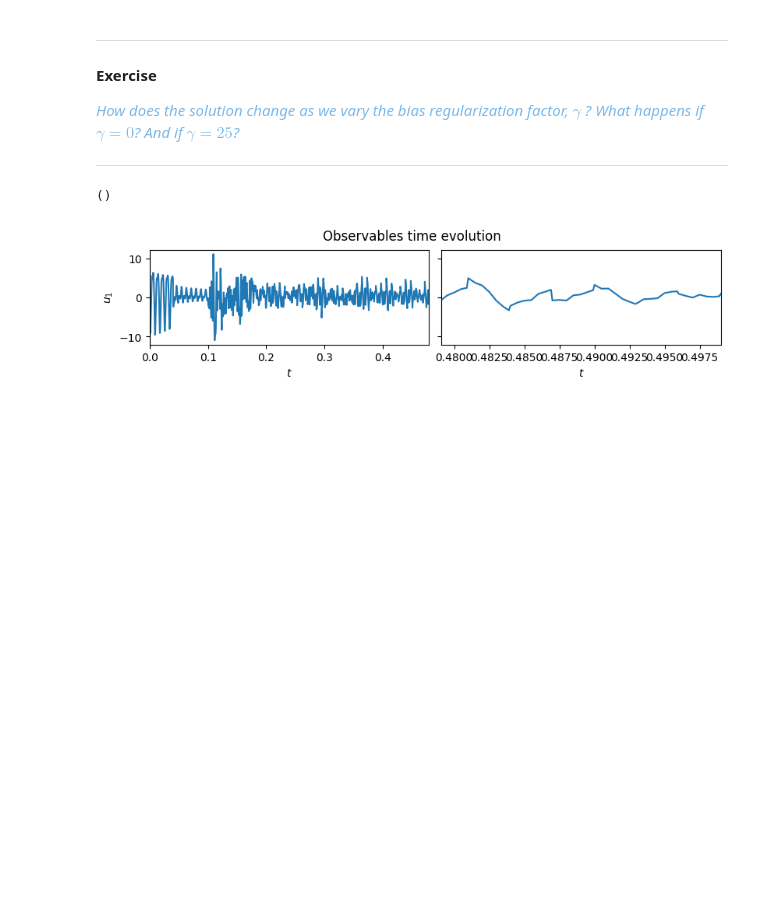
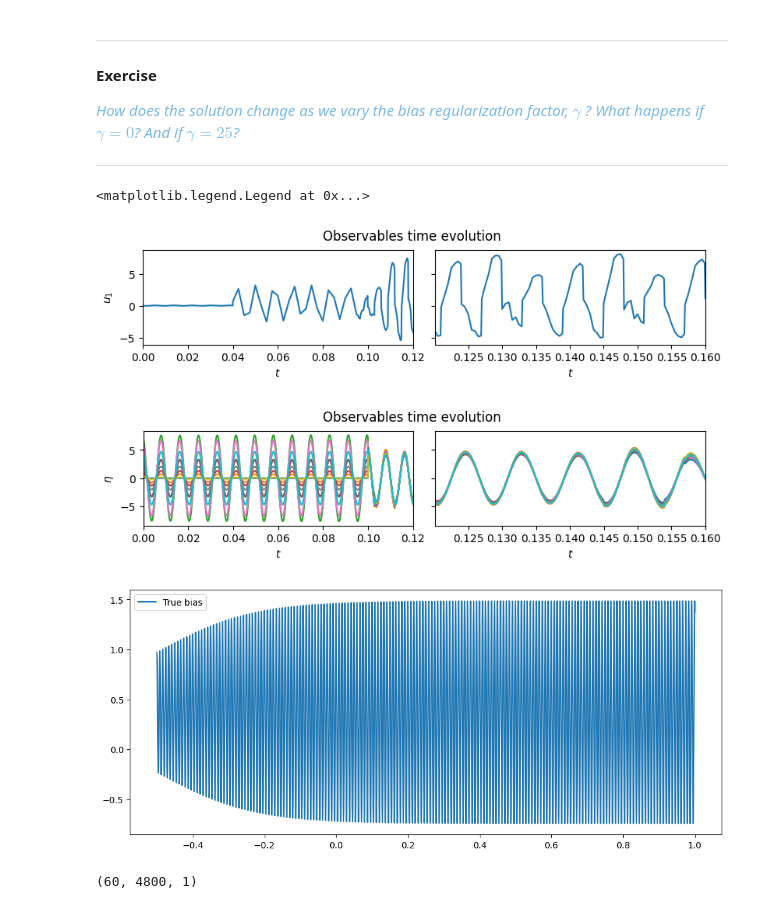
Before and after one commit to andreanovoa/real-time-bias-aware-DA, a Jupyter notebook: scripts/tutorials/1_Introtuction_to_real-time_DA/13_bias-aware-DA-intro.ipynb, the cells around one changed output. Cells and saved outputs as stored; diff of their text form; code cells hidden in the pictures; blank space fills up the shorter version.

```diff
--- a/scripts/tutorials/1_Introtuction_to_real-time_DA/13_bias-aware-DA-intro.ipynb
+++ b/scripts/tutorials/1_Introtuction_to_real-time_DA/13_bias-aware-DA-intro.ipynb
@@ -321,14 +321,14 @@ def manual_bias(y, t):
 truth = Observations(model=VdP,
                      t_min=0.5,
                     t_start=0.6,
-                    t_stop=1.,
+                    t_stop=.8,
                     psi0=np.array([2., 1.]),
-                    t_max=2.5,
+                    t_max=1.5,
                     Nt_obs=30,
                     add_noise=True,
                     noise_type='gauss, add',
                     noise_level=0.02,
-                    manual_bias=manual_bias,
+                    manual_bias='linear',
                     include_washout=True
                     )
 
@@ -350,9 +350,11 @@ results_folder = set_working_directories('VdP_bias')[1]
 
 
 alpha0 = dict(zeta=(40, 50.),
-            beta=(50, 60),
-            kappa=(3, 4),)
+            # beta=(50, 80),
+            # kappa=(3, 5),
+            )
 
+forecast_model = VdP(dt=truth.dt,)
 # alpha0 = dict()
 
 ensemble = Ensemble(results_folder=results_folder, # Folder to save results
@@ -361,10 +363,11 @@ ensemble = Ensemble(results_folder=results_folder, # Folder to save results
                     regularization_factor=1.,
                     inflation_factor=1.0,
                     # Model parameters
-                    parent_model=VdP,
+                    parent_model=forecast_model,
                     m=10,               # Number of ensemble members
                     std_phi=0.1,        # Initial uncertainty in the state
                     std_alpha=alpha0,   # Initial uncertainty in the parameters
+                    alpha_distr='uniform',
                     )
 # %% [output]
 Initializing multiprocessing pool for IVPIntegrator with m=10 and 10 pools.
@@ -496,19 +482,18 @@ Cdd, std_d
 # %%
 filter_ens = ensemble.copy()
-filter_ens.filter.gamma = -1.
+filter_ens._bias = bias_estimator.copy()
+filter_ens.bias.bayesian_update = True
+# filter_ens.filter.gamma = 0.
 filter_ens.inflation_factor_rejection = 1.
+filter_ens.num_bias_blind = 0
+ii = 0
 
-if truth.t_wash is not None:
 
-    filter_ens.forecast_step(t_end=truth.t_wash[0])
-    filter_ens.washout_phase(d_wash=truth.y_wash, t_wash=truth.t_wash)
-
-ii = 0
 for d, t_d in zip(truth.y_obs, truth.t_obs):
     filter_ens.forecast_step(t_end=t_d)
-    filter_ens.analysis_step(d=d, Cdd=Cdd.copy())
+    filter_ens.analysis_step(d=d, Cdd=Cdd.copy(), inn_uncertainty=0.5)
     ii += 1
-    # if ii > 10:
-    #     break
+    if ii > 100:
+        break
 # %% [output]
 Initializing multiprocessing pool for IVPIntegrator with m=10 and 10 pools.
@@ -551,7 +545,13 @@ ___
 ___
 # %%
 filter_ens.bias.forecaster.visualize_observables_hist()
-()
+filter_ens.model.visualize_observables_hist()
+#plot true bias
+plt.figure(figsize=(12, 5))
+plt.plot(truth.t_true, truth.b_true[:, 0], label='True bias')
+plt.legend()
 # %% [output]
-()
+<matplotlib.legend.Legend at 0x...>
-[figure, old version]
+[figure, new version]
+[figure, added]
+[figure, added]
@@ -557,0 +561,5 @@ filter_ens.bias.forecaster.visualize_observables_hist()
+# %%
+data = training_data.get('data')
+data.shape
+# %% [output]
+(60, 4800, 1)
```
Also changed, not shown: parts of 17 cells of this notebook, 11 other files.
